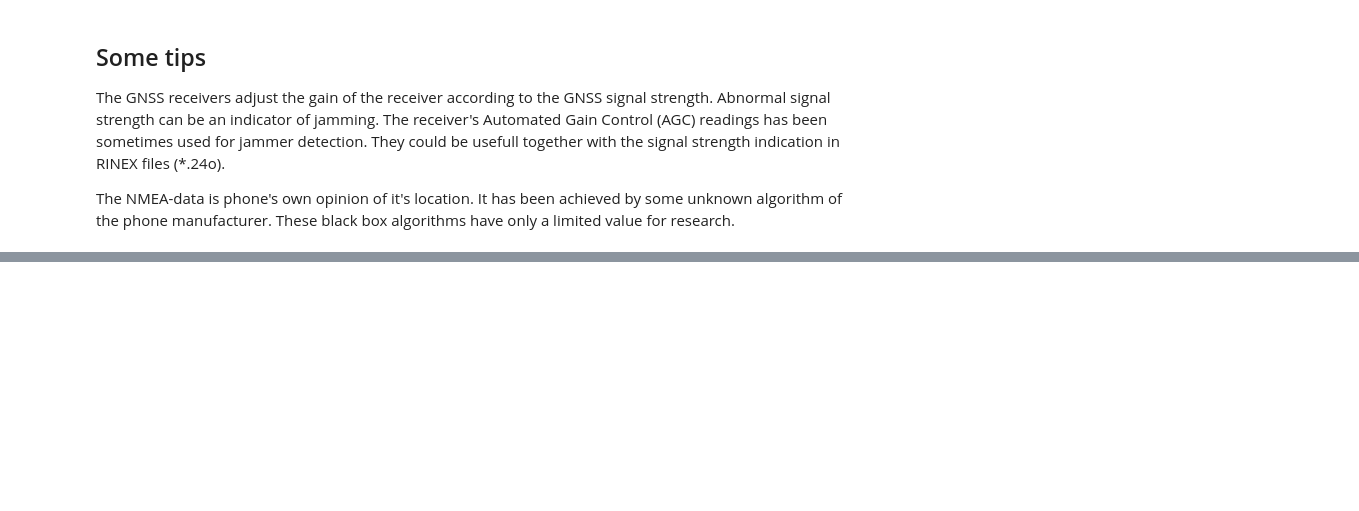
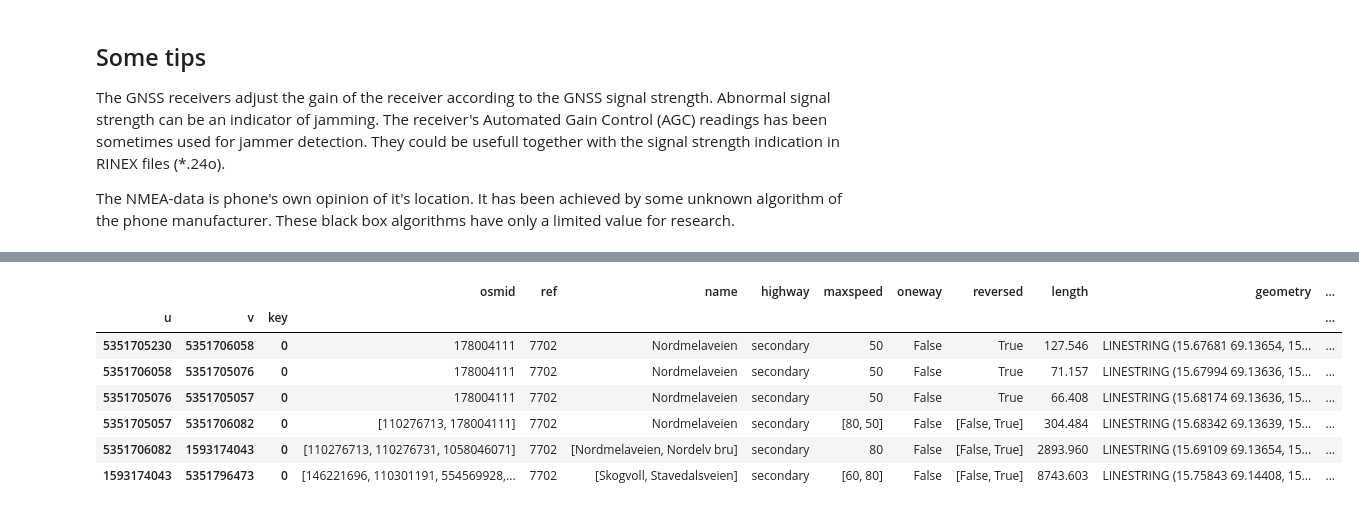
Before and after one commit to pevalisuo/AML, a Jupyter notebook: Exercises/Jammer_detection/Jamming_Detection.ipynb, the cells around one changed output, grey strips where cells are left out. Drawn from its saved outputs; the diff is of its cells as text; code cells hidden in the pictures; blank space fills up the shorter version.

```diff
--- a/Exercises/Jammer_detection/Jamming_Detection.ipynb
+++ b/Exercises/Jammer_detection/Jamming_Detection.ipynb
@@ -83,0 +134,16 @@ The NMEA-data is phone's own opinion of it's location. It has been achieved by s
+# %%
+# Setup the coordinates of some locations
+bleik=69.275800025,15.967875687
+stave=69.21230, 15.85849
+nordmela=69.136405, 15.676996
+
+# Impute missing edge speeds and calculate edge travel times with the speed module, if you need them
+#G_v = ox.routing.add_edge_speeds(G_andoya)
+#G_t = ox.routing.add_edge_travel_times(G_v)
+
+# get the nearest network nodes to two lat/lng points with the distance module
+orig = ox.distance.nearest_nodes(G_andoya, X=nordmela[1], Y=nordmela[0])
+dest = ox.distance.nearest_nodes(G_andoya, X=stave[1], Y=stave[0])
+
+route = ox.shortest_path(G_andoya, orig, dest, weight="length")
+display(route)
@@ -83,0 +158,14 @@ The NMEA-data is phone's own opinion of it's location. It has been achieved by s
+# %%
+# Convert route to Geopandas data frame and show it
+
+gdf=ox.routing.route_to_gdf(G_andoya, route)
+gdf
+# %% [output]
+|  |  |  | osmid | ref | name | highway | maxspeed | oneway | reversed | length | geometry | ... |
+| u | v | key |  |  |  |  |  |  |  |  |  | ... |
+| 5351705230 | 5351706058 | 0 | 178004111 | 7702 | Nordmelaveien | secondary | 50 | False | True | 127.546 | LINESTRING (15.67681 69.13654, 15... | ... |
+| 5351706058 | 5351705076 | 0 | 178004111 | 7702 | Nordmelaveien | secondary | 50 | False | True | 71.157 | LINESTRING (15.67994 69.13636, 15... | ... |
+| 5351705076 | 5351705057 | 0 | 178004111 | 7702 | Nordmelaveien | secondary | 50 | False | True | 66.408 | LINESTRING (15.68174 69.13636, 15... | ... |
+| 5351705057 | 5351706082 | 0 | [110276713, 178004111] | 7702 | Nordmelaveien | secondary | [80, 50] | False | [False, True] | 304.484 | LINESTRING (15.68342 69.13639, 15... | ... |
+| 5351706082 | 1593174043 | 0 | [110276713, 110276731, 1058046071] | 7702 | [Nordmelaveien, Nordelv bru] | secondary | 80 | False | [False, True] | 2893.960 | LINESTRING (15.69109 69.13654, 15... | ... |
+| 1593174043 | 5351796473 | 0 | [146221696, 110301191, 554569928,... | 7702 | [Skogvoll, Stavedalsveien] | secondary | [60, 80] | False | [False, True] | 8743.603 | LINESTRING (15.75843 69.14408, 15... | ... |
```
Also changed, not shown: parts of 9 cells of this notebook.
